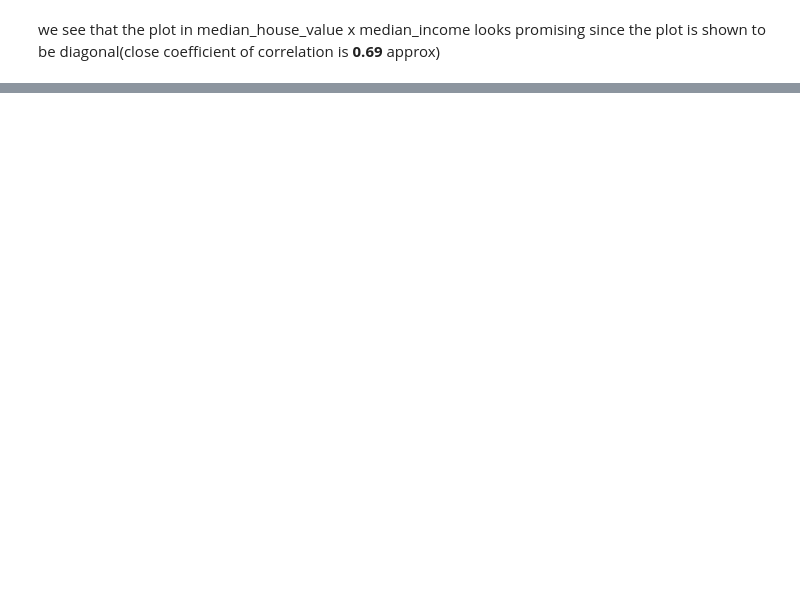
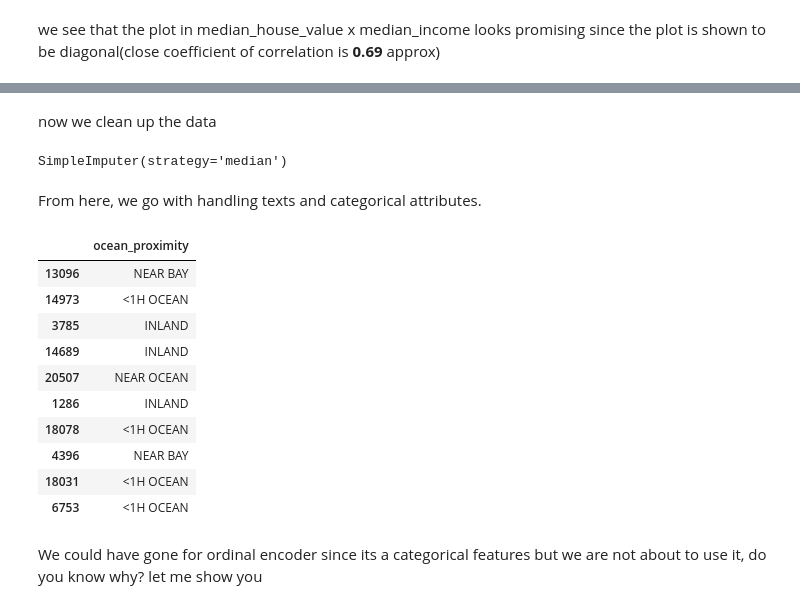
Before and after one commit to Suborno22/California-House-Sale-Prediction, a Jupyter notebook: index.ipynb, the cells around one changed output, grey strips where cells are left out. Saved outputs shown, nothing was run; the diff lists cells and outputs as text; code cells hidden in the pictures; blank space fills up the shorter version.

```diff
--- a/index.ipynb
+++ b/index.ipynb
@@ -336,0 +362,6 @@ Name: median_house_value, dtype: float64
+# %% [markdown]
+now we clean up the data
+# %%
+imputer.fit(housing_num)
+# %% [output]
+SimpleImputer(strategy='median')
@@ -336,0 +370,20 @@ Name: median_house_value, dtype: float64
+# %% [markdown]
+From here, we go with handling texts and categorical attributes.
+# %%
+#First of all, we should look at the categorical data
+housing_cat = housing[["ocean_proximity"]]
+housing_cat.head(10)
+# %% [output]
+|  | ocean_proximity |
+| 13096 | NEAR BAY |
+| 14973 | <1H OCEAN |
+| 3785 | INLAND |
+| 14689 | INLAND |
+| 20507 | NEAR OCEAN |
+| 1286 | INLAND |
+| 18078 | <1H OCEAN |
+| 4396 | NEAR BAY |
+| 18031 | <1H OCEAN |
+| 6753 | <1H OCEAN |
+# %% [markdown]
+We could have gone for ordinal encoder since its a categorical features but we are not about to use it, do you know why? let me show you
```
Also changed, not shown: parts of 25 cells of this notebook, 1 other file.
